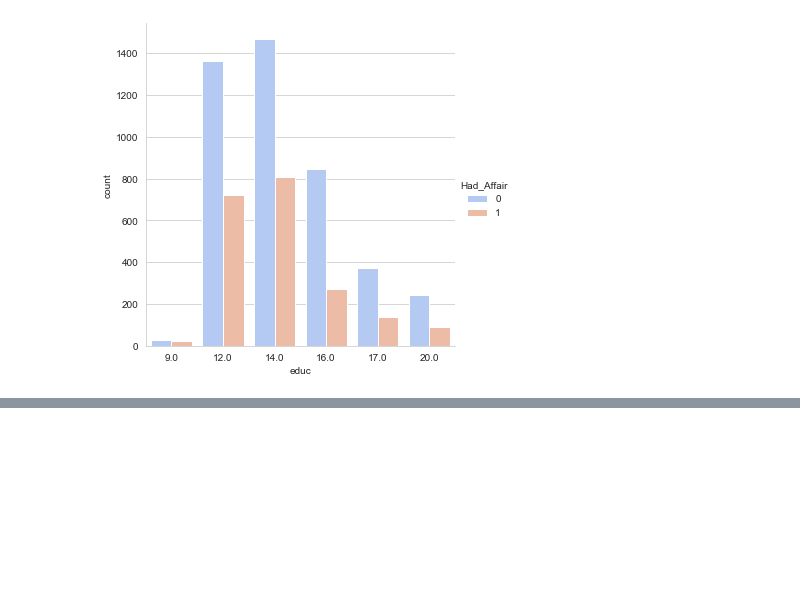
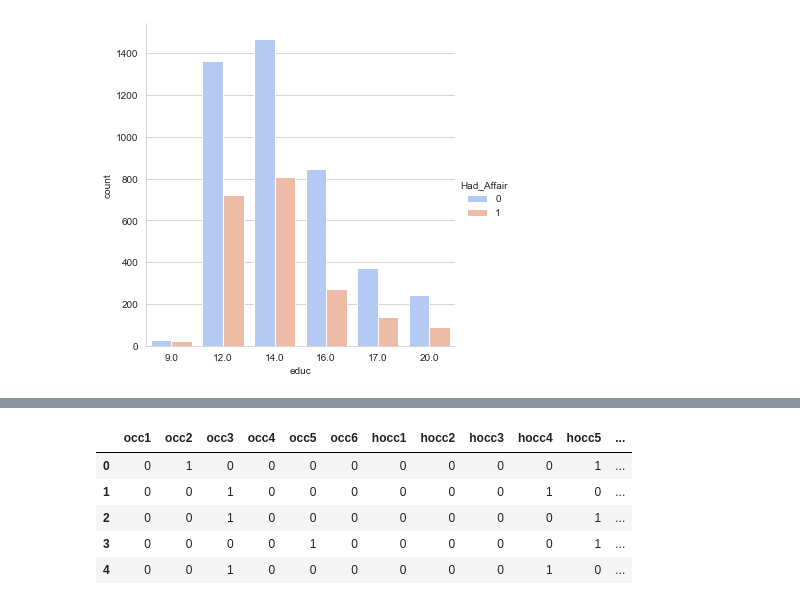
Before and after one commit to locspoc/data_analysis_and_visualisation, a Jupyter notebook: logistic-regression/Supervised Learning - Logistic Regression Example Project.ipynb, the cells around one changed output, grey strips where cells are left out. Cells and saved outputs as stored; diff of their text form; code cells hidden in the pictures; blank space fills up the shorter version.

```diff
--- a/logistic-regression/Supervised Learning - Logistic Regression Example Project.ipynb
+++ b/logistic-regression/Supervised Learning - Logistic Regression Example Project.ipynb
@@ -185,0 +192,2 @@ sns.factorplot('educ',data=df,hue='Had_Affair',palette='coolwarm',kind='count')
+# %%
+hus_occ_dummies = pd.get_dummies(df['occupation_husb'])
@@ -185,0 +203,4 @@ sns.factorplot('educ',data=df,hue='Had_Affair',palette='coolwarm',kind='count')
+# %%
+occ_dummies.columns = ['occ1','occ2','occ3','occ4','occ5','occ6']
+# %%
+hus_occ_dummies.columns = ['hocc1','hocc2','hocc3','hocc4','hocc5','hocc6']
@@ -185,0 +209,2 @@ sns.factorplot('educ',data=df,hue='Had_Affair',palette='coolwarm',kind='count')
+# %%
+dummies = pd.concat([occ_dummies,hus_occ_dummies],axis=1)
@@ -185,0 +220,9 @@ sns.factorplot('educ',data=df,hue='Had_Affair',palette='coolwarm',kind='count')
+# %%
+dummies.head()
+# %% [output]
+|  | occ1 | occ2 | occ3 | occ4 | occ5 | occ6 | hocc1 | hocc2 | hocc3 | hocc4 | hocc5 | ... |
+| 0 | 0 | 1 | 0 | 0 | 0 | 0 | 0 | 0 | 0 | 0 | 1 | ... |
+| 1 | 0 | 0 | 1 | 0 | 0 | 0 | 0 | 0 | 0 | 1 | 0 | ... |
+| 2 | 0 | 0 | 1 | 0 | 0 | 0 | 0 | 0 | 0 | 0 | 1 | ... |
+| 3 | 0 | 0 | 0 | 0 | 1 | 0 | 0 | 0 | 0 | 0 | 1 | ... |
+| 4 | 0 | 0 | 1 | 0 | 0 | 0 | 0 | 0 | 0 | 1 | 0 | ... |
```
Also changed, not shown: parts of 9 cells of this notebook.
